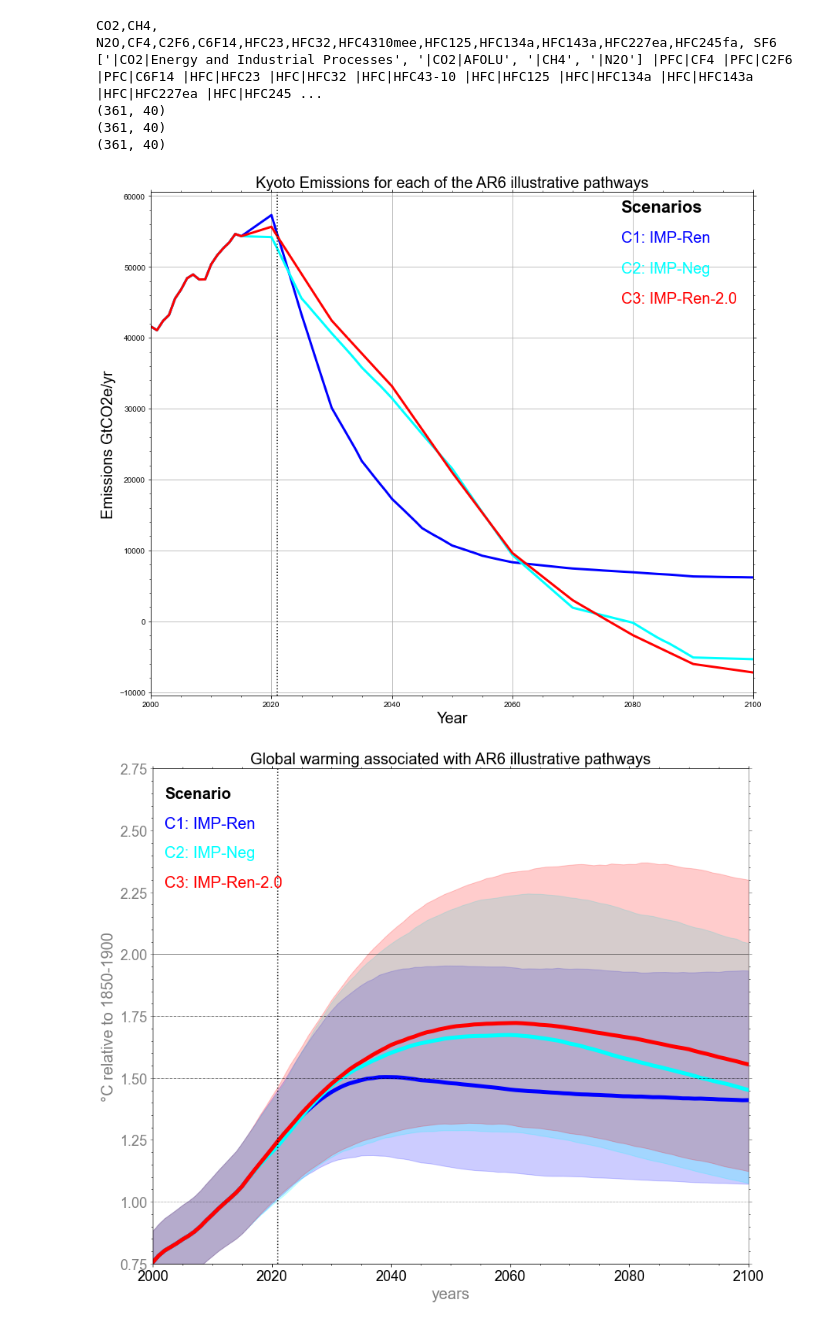
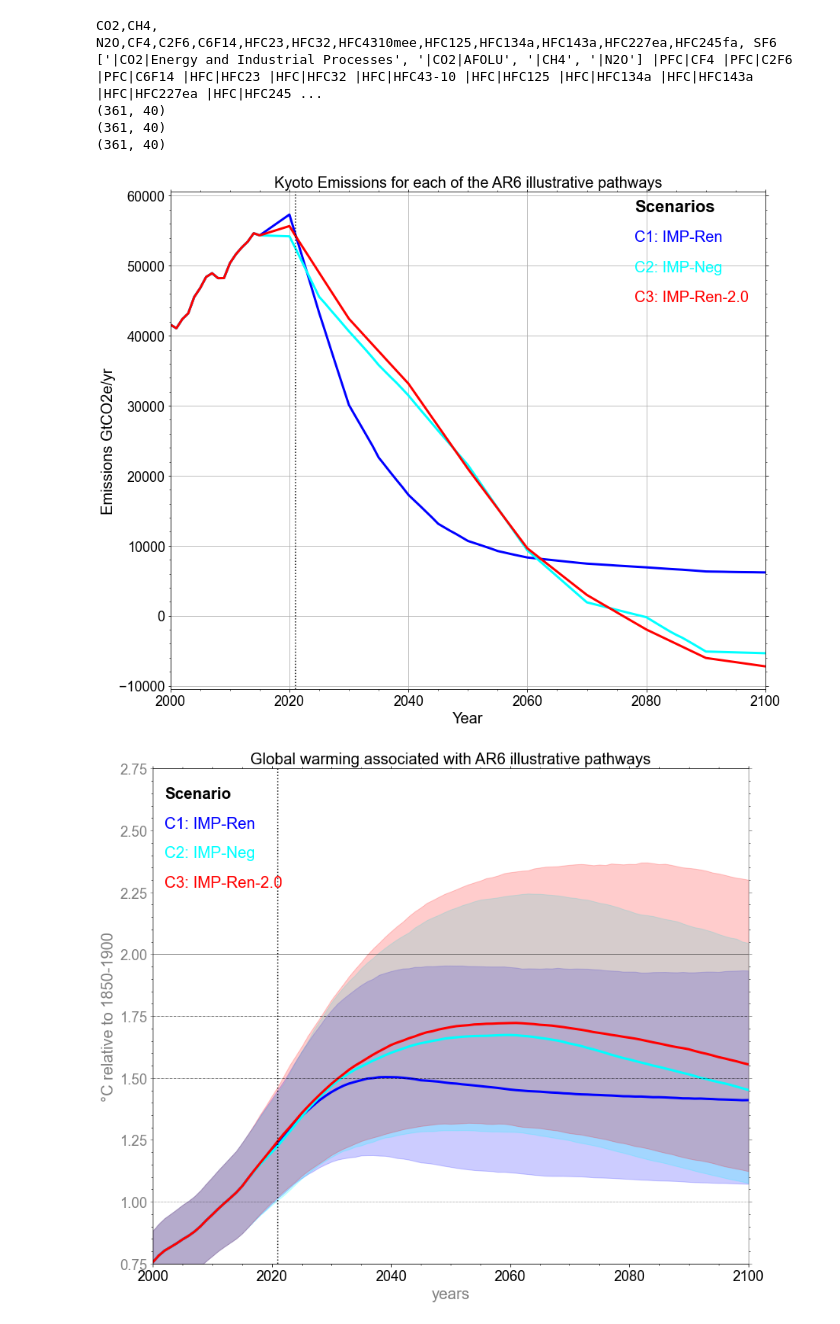
Before and after one commit to camillamathison/FaIR-Spice, a Jupyter notebook: notebooks/run-fair-ar6-illusPath-overshoot-emis.ipynb, the cells around one changed output. Saved outputs shown, nothing was run; the diff lists cells and outputs as text; code cells hidden in the pictures.

Commit message:
update to include the overshoot brief plot

```diff
--- a/notebooks/run-fair-ar6-illusPath-overshoot-emis.ipynb
+++ b/notebooks/run-fair-ar6-illusPath-overshoot-emis.ipynb
@@ -471,25 +471,27 @@ CO2,CH4, N2O,CF4,C2F6,C6F14,HFC23,HFC32,HFC4310mee,HFC125,HFC134a,HFC143a,HFC227
 (361, 40)
 # %%
 fig, ax = pl.subplots(figsize=(14, 12))
+ax.tick_params(axis='both', which='major', labelsize=18)
+ax.tick_params(axis='both', which='minor', labelsize=18)
 ax.text(0.78, 0.96, 'Scenarios', fontweight='bold', fontsize=22, transform=ax.transAxes)
 for i, scenario in enumerate(scenarios):
     #ax.plot(np.arange(2000, 2101), totghg[250:351], color=colors[scenario], label=labels[scenario])
     ax.plot(np.arange(2000, 2101), scen_co2e[scenario][250:351], color=colors[scenario],linewidth=3, label=labels[scenario])
     #ax.plot(np.arange(2000, 2101), scen_co2e[scenario][250:351], color=colors[scenario], linestyle='--')
     ax.text(0.78, 0.9-0.06*i, labels[scenario], color=colors[scenario], transform=ax.transAxes, fontsize=20)
     #ax.legend('upper right')
 
 #ax.legend(handles=[fossil_line, afolu_line], loc='lower left',  fontsize=20, frameon=False)
 ax.set_ylabel('Emissions GtCO2e/yr', fontsize='20');
 ax.set_xlabel('Year', fontsize='20')
 ax.set_title(r'Kyoto Emissions for each of the AR6 illustrative pathways',fontsize=20);
 ax.set_xlim(2000, 2100)
 #ax.set_ylim(-10,20)
 pl.axvline(2021, ls=':', color='k')
 pl.grid()
-pl.savefig('../plots/overshoot_illusPathways_scenarios_emissions_KyotoCO2e_ar6gwp100.png', dpi=500, transparent=False)
+pl.savefig('plots/overshoot_illusPathways_scenarios_emissions_KyotoCO2e_ar6gwp100.png', dpi=500, transparent=False)
 # %% [output]
-[figure, old version]
+[figure, new version]
 # %%
 #scenarios = ['zero', 'constant_forcing', 'constant_emissions', 'infrastructure', 'scenario']
 #scenarios = ['ssp119',  'ssp126', 'ssp245', 'ssp370', 'ssp434', 'ssp585']
```
Also changed, not shown: parts of 10 cells of this notebook.
